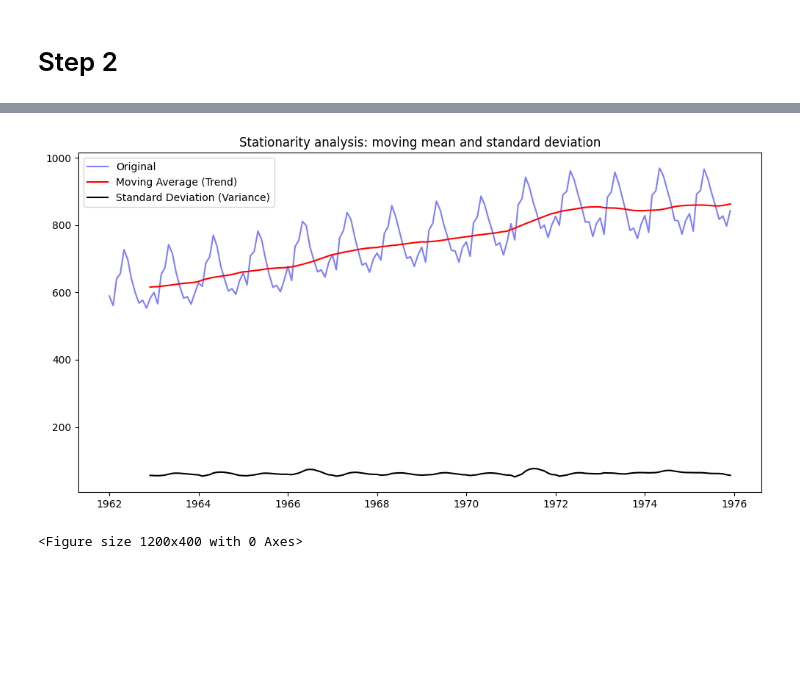
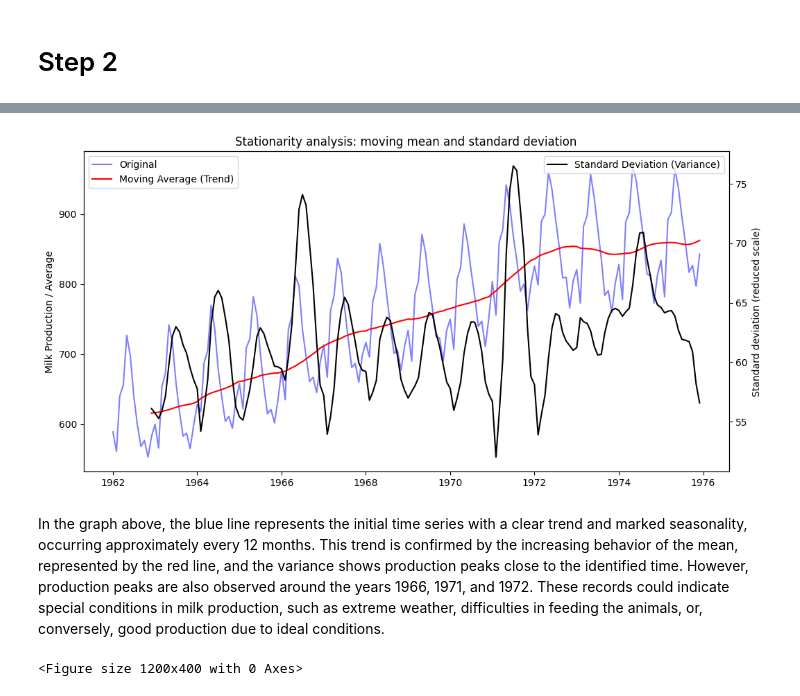
Before and after one commit to Jero2110/Advanced-ML_Phase-04, a Jupyter notebook: analysis/G01_Jeronimo_Ramos_Phase4.ipynb, the cells around one changed output, grey strips where cells are left out. Cells and saved outputs as stored; diff of their text form; code cells hidden in the pictures; blank space fills up the shorter version.

Commit message:
Progress and some doubts cleared

```diff
--- a/analysis/G01_Jeronimo_Ramos_Phase4.ipynb
+++ b/analysis/G01_Jeronimo_Ramos_Phase4.ipynb
@@ -167,17 +171,28 @@ Now that we understand the behavior of the time series we have, we can see that
 # %%
 # We want to check if the time series is stationary, which means that all its statistical properties are constant over time.
 rolmean = df_clean['Milk_production'].rolling(window=12).mean()
 rolstd = df_clean['Milk_production'].rolling(window=12).std()
 
-plt.figure(figsize=(12, 6))
-plt.plot(df_clean['Milk_production'], color='blue', label='Original', alpha=0.5)
-plt.plot(rolmean, color='red', label='Moving Average (Trend)')
-plt.plot(rolstd, color='black', label='Standard Deviation (Variance)') # Aplicar un doble eje para visualizar mejor el comportamiento
-plt.legend(loc='best')
+fig, ax1 = plt.subplots(figsize=(12, 6))
+
+ax1.plot(df_clean['Milk_production'], color='blue', label='Original', alpha=0.5)
+ax1.plot(rolmean, color='red', label='Moving Average (Trend)')
+ax1.set_ylabel('Milk Production / Average')
+ax1.legend(loc='upper left')
+
+# We create the second axis that shares the same X-axis.
+ax2 = ax1.twinx()
+plt.plot(rolstd, color='black', label='Standard Deviation (Variance)')
+ax2.set_ylabel('Standard deviation (reduced scale)')
+plt.legend(loc='upper right')
+
+
 plt.title('Stationarity analysis: moving mean and standard deviation')
 plt.show()
 # %% [output]
-[figure, old version]
+[figure, new version]
+# %% [markdown]
+In the graph above, the blue line represents the initial time series with a clear trend and marked seasonality, occurring approximately every 12 months. This trend is confirmed by the increasing behavior of the mean, represented by the red line, and the variance shows production peaks close to the identified time. However, production peaks are also observed around the years 1966, 1971, and 1972. These records could indicate special conditions in milk production, such as extreme weather, difficulties in feeding the animals, or, conversely, good production due to ideal conditions.
 # %%
 plt.figure(figsize=(12, 4))
 plot_acf(df_clean['Milk_production'], lags=40)
```
Also changed, not shown: parts of 13 cells of this notebook.
